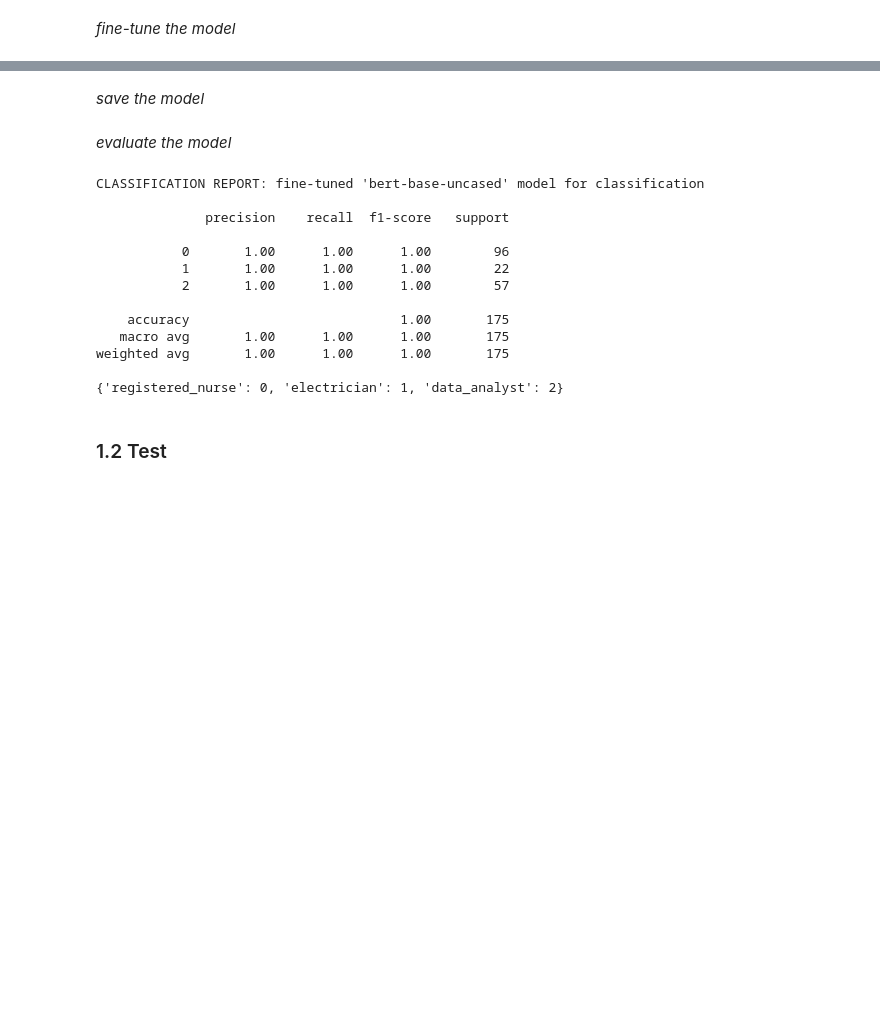
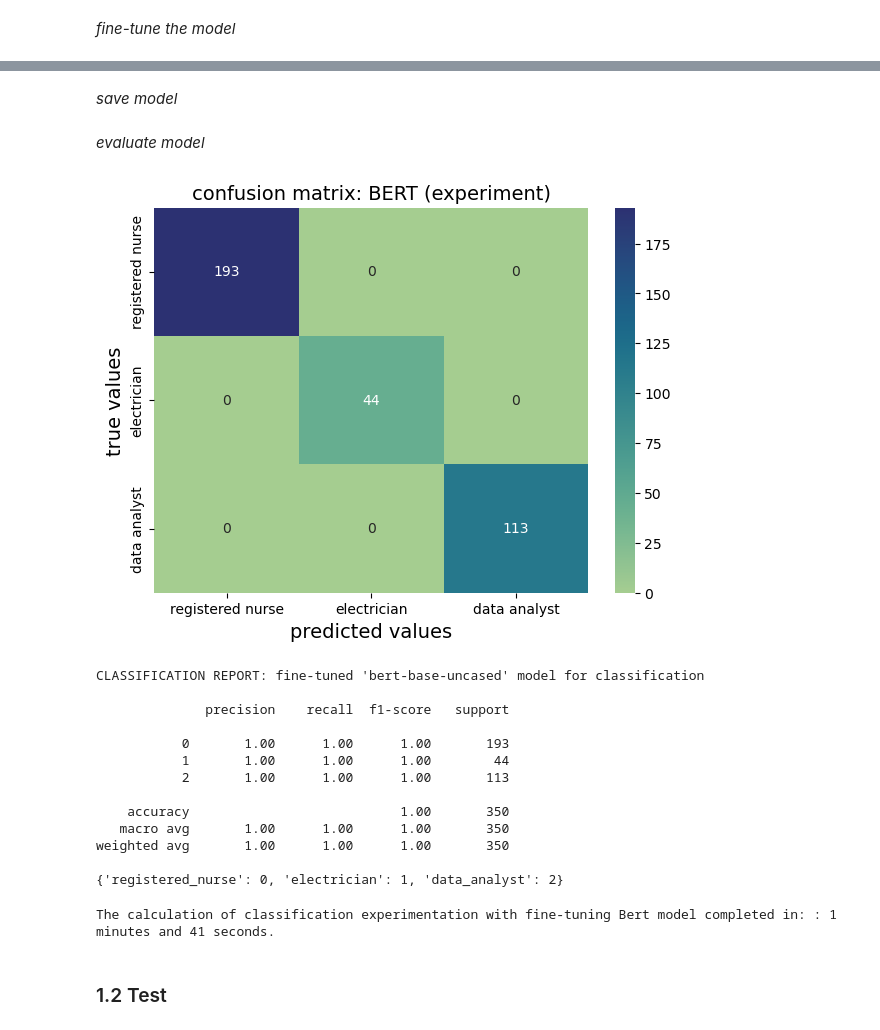
Before and after one commit to temulenbd/project-text-represetation-techniques, a Jupyter notebook: 3 data evaluation (bert with torch) .ipynb, the cells around one changed output, grey strips where cells are left out. Saved outputs shown, nothing was run; the diff lists cells and outputs as text; code cells hidden in the pictures; blank space fills up the shorter version.

```diff
--- a/3 data evaluation (bert with torch) .ipynb
+++ b/3 data evaluation (bert with torch) .ipynb
@@ -168,7 +195,7 @@ CUDA device name is: NVIDIA GeForce GTX 1650
 # %%
 # Split the DataFrame into training and testing sets and maintain label proportions.
-train, validation_test = train_test_split(df_experiment, test_size=0.3, random_state=630, stratify=df_experiment['label'])
-test, validation = train_test_split(validation_test, test_size=0.5, random_state=630, stratify=validation_test['label'])
+validation_train, test = train_test_split(df_experiment, test_size=0.3, random_state=630, stratify=df_experiment['label'])
+train, validation = train_test_split(validation_train, test_size=0.1, random_state=630, stratify=validation_train['label'])
 
 print('TOTAL shape:', df_experiment.shape)
 print('TRAINING shape:', train.shape)
@@ -407,5 +453,5 @@ KeyboardInterrupt:
 # %% [markdown]
-*save the model*
+*save model*
 # %%
 # Save the fine-tuned BERT model.
 trainer.model.save_pretrained('ft_bert_temuulen2')
@@ -415,5 +463,5 @@ tokenizer.save_pretrained('ft_bert_temuulen_tokenizer2')
 # %% [markdown]
-*evaluate the model*
+*evaluate model*
 # %%
 # Specify the directory paths for the fine-tuned model and tokenizer.
 model_path = 'ft_bert_temuulen2'
@@ -436,48 +484,46 @@ preds = predictions.predictions.argmax(-1)
 # %%
 # Plot Confusion Matrix.
 cm_labels = ['registered nurse', 'electrician', 'data analyst']
 cm_matrix = confusion_matrix(labels, preds)
-cm_title = "CONFUSION MATRIX: fine-tuned 'bert-base-uncased' model for classification"
+cm_title = 'confusion matrix: BERT (experiment)'
 
-fig = ff.create_annotated_heatmap(z=cm_matrix,
-                                  x=cm_labels,
-                                  y=cm_labels,
-                                  colorscale='balance',
-                                  showscale=True,
-                                  annotation_text=cm_matrix)
+plt.figure(figsize=(7, 5))
+sns.heatmap(cm_matrix, annot=True, fmt='d', cmap='crest', xticklabels=cm_labels, yticklabels=cm_labels)
 
-fig.update_layout(width=700,
-                  height=700,
-                  title=cm_title,
-                  title_x=0.5,
-                  xaxis=dict(title='Predicted Value', side='bottom'),
-                  yaxis_title='True Value')
+plt.title(cm_title, fontsize=14)
+plt.xlabel('predicted values', fontsize=14)
+plt.ylabel('true values', fontsize=14)
 
-fig.update_yaxes(tickangle=-90)
-
-fig.show()
+plt.show()
 
 # Print detailed classification report.
 report = classification_report(labels, preds, output_dict=True)
 report_title = "CLASSIFICATION REPORT: fine-tuned 'bert-base-uncased' model for classification"
 
 print(report_title, '\n')
 print(classification_report(labels, preds))
 print(label2id)
 # %% [output]
+[figure, added]
 CLASSIFICATION REPORT: fine-tuned 'bert-base-uncased' model for classification
 
               precision    recall  f1-score   support
 
-           0       1.00      1.00      1.00        96
-           1       1.00      1.00      1.00        22
-           2       1.00      1.00      1.00        57
+           0       1.00      1.00      1.00       193
+           1       1.00      1.00      1.00        44
+           2       1.00      1.00      1.00       113
 
-    accuracy                           1.00       175
-   macro avg       1.00      1.00      1.00       175
-weighted avg       1.00      1.00      1.00       175
+    accuracy                           1.00       350
+   macro avg       1.00      1.00      1.00       350
+weighted avg       1.00      1.00      1.00       350
 
 {'registered_nurse': 0, 'electrician': 1, 'data_analyst': 2}
+# %%
+torch.cuda.empty_cache()
+end = time.time()
+print(f'The calculation of classification experimentation with fine-tuning Bert model completed in: : {int((end - start)) // 60} minutes and {int((end - start)) % 60} seconds.')
+# %% [output]
+The calculation of classification experimentation with fine-tuning Bert model completed in: : 1 minutes and 41 seconds.
 # %% [markdown]
 ### 1.2 Test
 # %%
```
Also changed, not shown: parts of 137 cells of this notebook, 7 other files.
